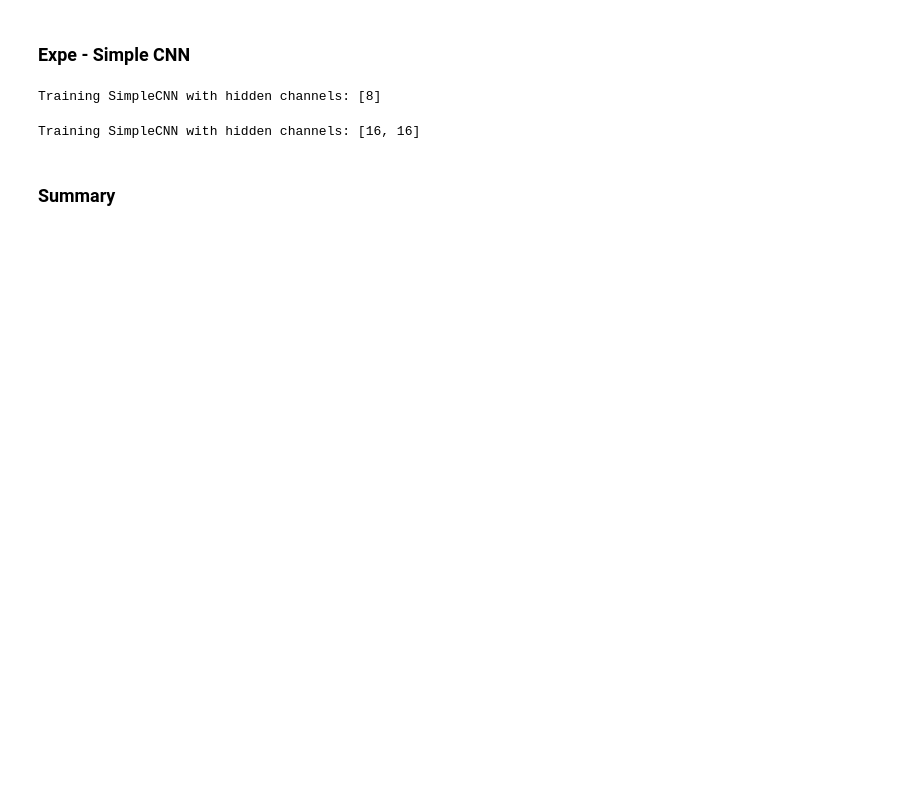
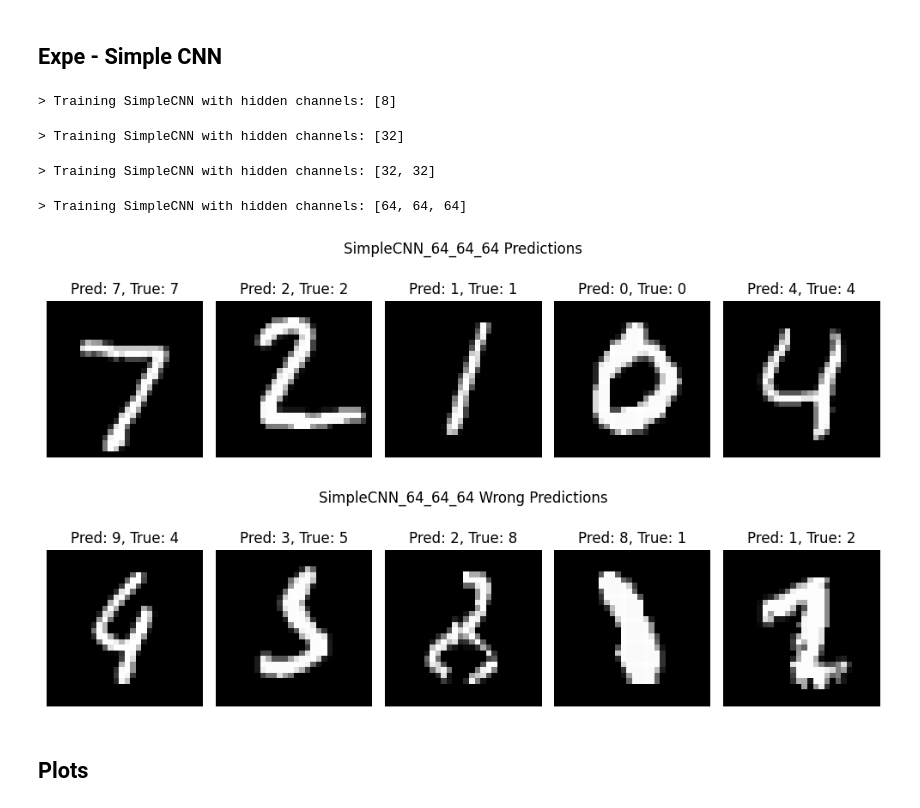
Before and after one commit to RaphBnrd/AI-Impacts-lab_session, a Jupyter notebook: main.ipynb, the cells around one changed output. Drawn from its saved outputs; the diff is of its cells as text; code cells hidden in the pictures; blank space fills up the shorter version.

```diff
--- a/main.ipynb
+++ b/main.ipynb
@@ -93,28 +264,64 @@ Training SimpleMLP with hidden dimensions: [128, 64, 32]
 # %% [markdown]
-### Expe - Simple CNN
+## Expe - Simple CNN
 # %%
 hidden_channels_tested = [
     [8],
-    [16, 16]
+    [32],
+    [32, 32],
+    [64, 64, 64]
 ]
-all_outputs_cnn = []
+
+all_res_epochs_cnn = []
+all_summaries_cnn = []
 all_models_cnn = []
+all_labels_cnn = []
 
 for hidden_chans in hidden_channels_tested:
-    print(f"Training SimpleCNN with hidden channels: {hidden_chans}")
-    model = SimpleCNN(hidden_channels=hidden_chans)
-    output = experiment_classif_simple(
-        model,
-        train_loader, test_loader,
-        nbr_epochs=10, device=device,
-        run_name=f"SimpleCNN_{'_'.join(map(str, hidden_chans))}"
-    )
-    all_outputs_cnn.append(output)
+    print(f"> Training SimpleCNN with hidden channels: {hidden_chans}")
+
+    label = f"SimpleCNN_{'_'.join(map(str, hidden_chans))}"
+    folder_path = f'checkpoints/{str(device)}-{label}/'
+
+    # If the log already exists, skip training and load the model
+    if os.path.exists(f'{folder_path}res_epochs.json'):
+        print(f"Skipping training {label} as log already exists.")
+        df_res_epochs = pd.read_json(f'{folder_path}res_epochs.json')
+        with open(f'{folder_path}summary.json', 'r') as f:
+            output_summary = json.load(f)
+        model = SimpleCNN(hidden_channels=hidden_chans)
+        model.load_state_dict(torch.load(f'{folder_path}model.pth', map_location=device))
+    # Train the model
+    else:
+        model = SimpleCNN(hidden_channels=hidden_chans)
+        df_res_epochs, output_summary = experiment_classif_simple(
+            model, train_loader, test_loader,
+            nbr_epochs=10, device=device, run_name=label,
+            track_emissions=True
+        )
+        os.makedirs(folder_path, exist_ok=True)
+        df_res_epochs.to_json(f'{folder_path}res_epochs.json')
+        with open(f'{folder_path}summary.json', 'w') as f:
+            json.dump(output_summary, f)
+        torch.save(model.state_dict(), f'{folder_path}model.pth')
+
+    all_res_epochs_cnn.append(df_res_epochs)
+    all_summaries_cnn.append(output_summary)
     all_models_cnn.append(model)
-
-results_long_cnn, results_summary_cnn = format_results(all_outputs_cnn)
+    all_labels_cnn.append(label)
 # %% [output]
-Training SimpleCNN with hidden channels: [8]
+> Training SimpleCNN with hidden channels: [8]
-Training SimpleCNN with hidden channels: [16, 16]
+> Training SimpleCNN with hidden channels: [32]
+> Training SimpleCNN with hidden channels: [32, 32]
+> Training SimpleCNN with hidden channels: [64, 64, 64]
+# %%
+# Example of prediction
+idx_model = -1  # Last trained model
+plot_examples_classification(all_models_cnn[idx_model], test_loader, device,
+                             n=5, suptitle=all_labels_cnn[idx_model] + " Predictions")
+plot_wrong_classification(all_models_cnn[idx_model], test_loader, device,
+                          n=5, suptitle=all_labels_cnn[idx_model] + " Wrong Predictions")
+# %% [output]
+[figure, added]
+[figure, added]
 # %% [markdown]
-### Summary
+## Plots
```
Also changed, not shown: parts of 37 cells of this notebook, 3 other files.
